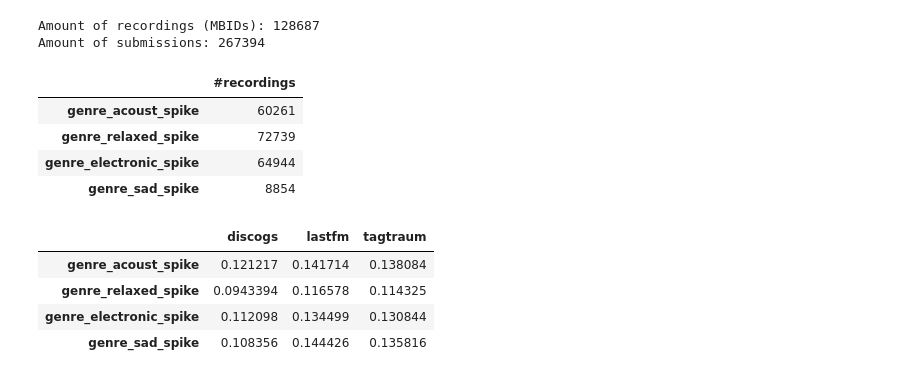
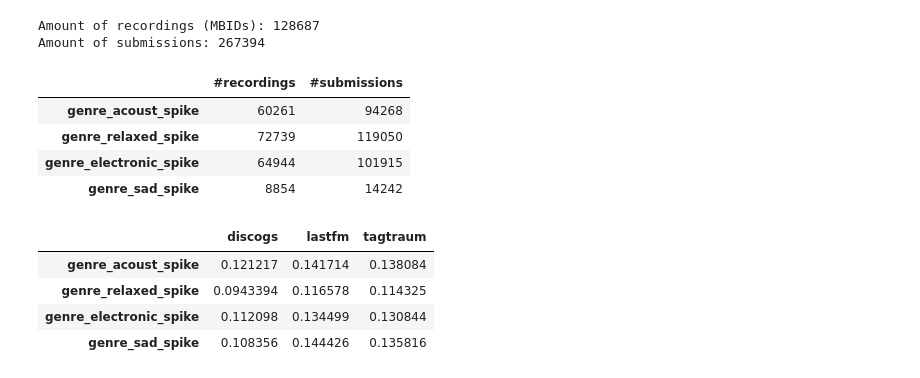
Before and after one commit to chrismostert/Thesis, a Jupyter notebook: anomaly_analysis_better_sample.ipynb, the cells around one changed output. Drawn from its saved outputs; the diff is of its cells as text; code cells hidden in the pictures.

```diff
--- a/anomaly_analysis_better_sample.ipynb
+++ b/anomaly_analysis_better_sample.ipynb
@@ -388,24 +388,27 @@ genre_sad_spike = sad_spike[sad_spike.index.get_level_values(0).isin(list(genre_
 # %%
 genre_spike_names = ['genre_acoust_spike', 'genre_relaxed_spike', 'genre_electronic_spike', 'genre_sad_spike']
 genre_spikes = [genre_acoust_spike, genre_relaxed_spike, genre_electronic_spike, genre_sad_spike]
 
 recordingsizes = pd.DataFrame(
     [len(genre_acoust_spike.index.get_level_values(0).unique()),
     len(genre_relaxed_spike.index.get_level_values(0).unique()),
     len(genre_electronic_spike.index.get_level_values(0).unique()),
     len(genre_sad_spike.index.get_level_values(0).unique())],
     index=genre_spike_names, columns=['#recordings']
 )
 
 # Spikes still contain submissions, multiple submissions for mbid might fall in different spikes but since we only have
 # genre ground truth at the mbid level, we look at which mbids fall in the peak (might be several)
-recordingsizes
+samplesizes = pd.DataFrame([len(genre_acoust_spike), len(genre_relaxed_spike), len(genre_electronic_spike), len(genre_sad_spike)], index=genre_spike_names, columns=['#submissions'])
+
+samplesizes = recordingsizes.join(samplesizes)
+samplesizes
 # %% [output]
-|  | #recordings |
-| genre_acoust_spike | 60261 |
-| genre_relaxed_spike | 72739 |
-| genre_electronic_spike | 64944 |
-| genre_sad_spike | 8854 |
+|  | #recordings | #submissions |
+| genre_acoust_spike | 60261 | 94268 |
+| genre_relaxed_spike | 72739 | 119050 |
+| genre_electronic_spike | 64944 | 101915 |
+| genre_sad_spike | 8854 | 14242 |
 # %%
 # Now we can calculate JSD against the baseline for the genres
 sources = ['discogs', 'lastfm', 'tagtraum']
```
Also changed, not shown: parts of 1 cell of this notebook, 29 other files.
